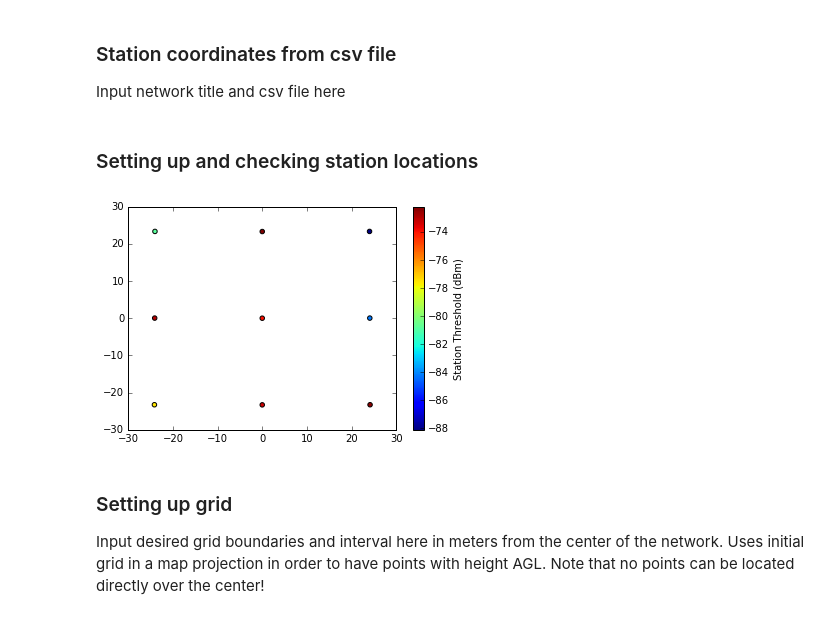
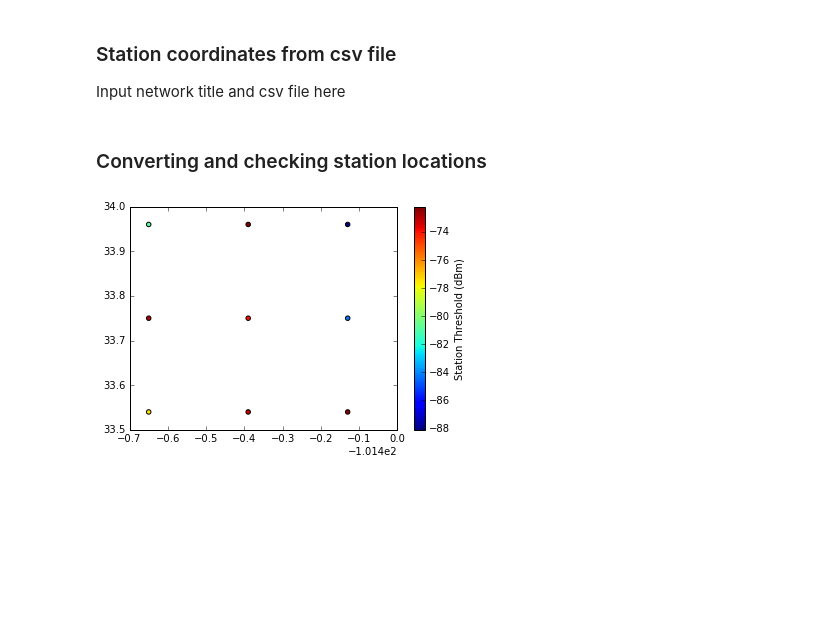
Before and after one commit to vbalderdash/LMAsimulation, a Jupyter notebook: LMAdetection_efficiency.ipynb, the cells around one changed output. Saved outputs shown, nothing was run; the diff lists cells and outputs as text; code cells hidden in the pictures; blank space fills up the shorter version.

```diff
--- a/LMAdetection_efficiency.ipynb
+++ b/LMAdetection_efficiency.ipynb
@@ -95,6 +66,6 @@ stations.set_index('network').loc[Network]
 aves = np.array(stations.set_index('network').loc[Network])[:,:-1].astype('float')
 # %% [markdown]
-### Setting up and checking station locations
+### Converting and checking station locations
 # %%
 center = (np.mean(aves[:,1]), np.mean(aves[:,2]), np.mean(aves[:,0]))
 geo  = GeographicSystem()
@@ -111,10 +77,6 @@ ordered_threshs = aves[:,-1]
 # %%
-plt.scatter(stations_local[:,0]/1000., stations_local[:,1]/1000., c=aves[:,3])
+plt.scatter(lon, lat, c=aves[:,3])
 plt.colorbar(label='Station Threshold (dBm)')
 plt.show()
 # %% [output]
-[figure, old version]
+[figure, new version]
-# %% [markdown]
-### Setting up grid
-
-Input desired grid boundaries and interval here in meters from the center of the network. Uses initial grid in a map projection in order to have points with height AGL. Note that no points can be located directly over the center!
```
Also changed, not shown: parts of 25 cells of this notebook, 1 other file.
